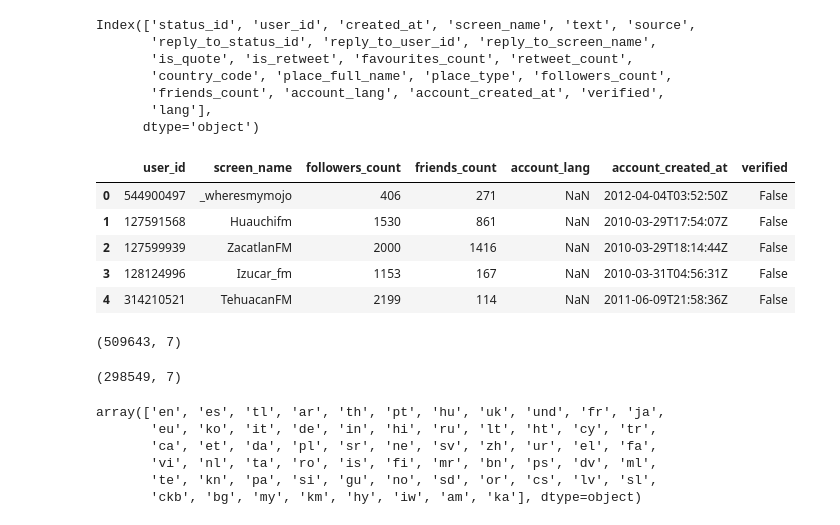
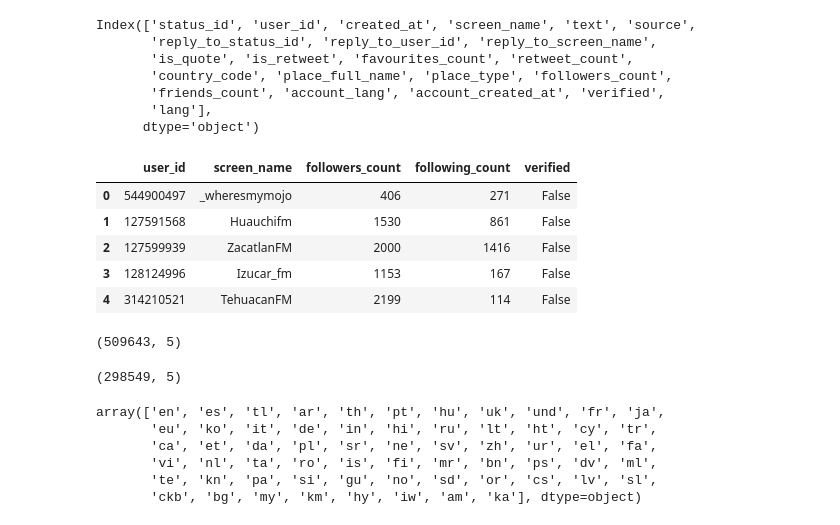
Before and after one commit to rayancrasta/TweetOps, a Jupyter notebook: Dataset/TwitterDataset.ipynb, the cells around one changed output. Cells and saved outputs as stored; diff of their text form; code cells hidden in the pictures.

```diff
--- a/Dataset/TwitterDataset.ipynb
+++ b/Dataset/TwitterDataset.ipynb
@@ -156,28 +156,31 @@ Index(['status_id', 'user_id', 'created_at', 'screen_name', 'text', 'source',
 # %%
 # dropping columns
 users = df.copy()
 users.drop(['status_id','created_at', 'text', 'source',
        'reply_to_status_id', 'reply_to_user_id', 'reply_to_screen_name',
        'is_quote', 'is_retweet', 'favourites_count', 'retweet_count',
-       'country_code', 'place_full_name', 'place_type','lang'],axis=1, inplace = True)
+       'country_code', 'place_full_name', 'place_type','lang','account_lang','account_created_at'],axis=1, inplace = True)
+
+users = users.rename(columns={'friends_count': 'following_count'})
+
 users.head()
 # %% [output]
-|  | user_id | screen_name | followers_count | friends_count | account_lang | account_created_at | verified |
-| 0 | 544900497 | _wheresmymojo | 406 | 271 | NaN | 2012-04-04T03:52:50Z | False |
-| 1 | 127591568 | Huauchifm | 1530 | 861 | NaN | 2010-03-29T17:54:07Z | False |
-| 2 | 127599939 | ZacatlanFM | 2000 | 1416 | NaN | 2010-03-29T18:14:44Z | False |
-| 3 | 128124996 | Izucar_fm | 1153 | 167 | NaN | 2010-03-31T04:56:31Z | False |
-| 4 | 314210521 | TehuacanFM | 2199 | 114 | NaN | 2011-06-09T21:58:36Z | False |
+|  | user_id | screen_name | followers_count | following_count | verified |
+| 0 | 544900497 | _wheresmymojo | 406 | 271 | False |
+| 1 | 127591568 | Huauchifm | 1530 | 861 | False |
+| 2 | 127599939 | ZacatlanFM | 2000 | 1416 | False |
+| 3 | 128124996 | Izucar_fm | 1153 | 167 | False |
+| 4 | 314210521 | TehuacanFM | 2199 | 114 | False |
 # %%
 users.shape
 # %% [output]
-(509643, 7)
+(509643, 5)
 # %%
 users = users.drop_duplicates(subset=['user_id'])
 # %%
 users.shape
 # %% [output]
-(298549, 7)
+(298549, 5)
 # %%
 lang_values = tweet['lang'].unique()
 lang_values
```
Also changed, not shown: parts of 7 cells of this notebook, 12 other files.
